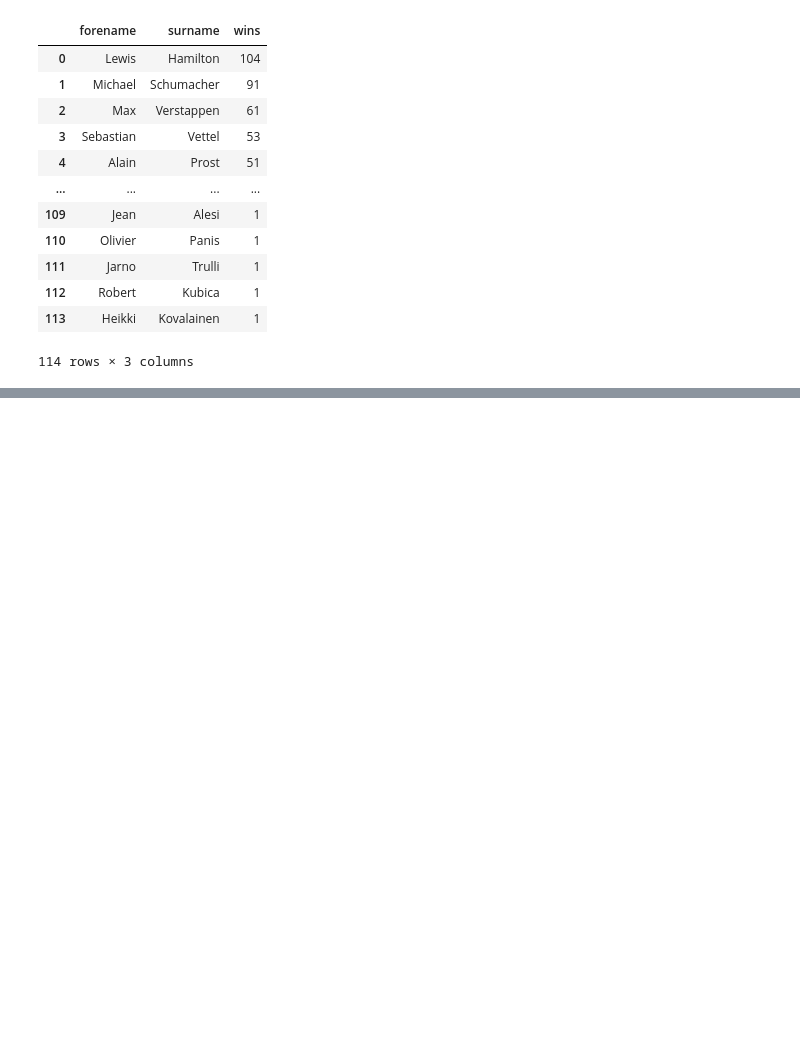
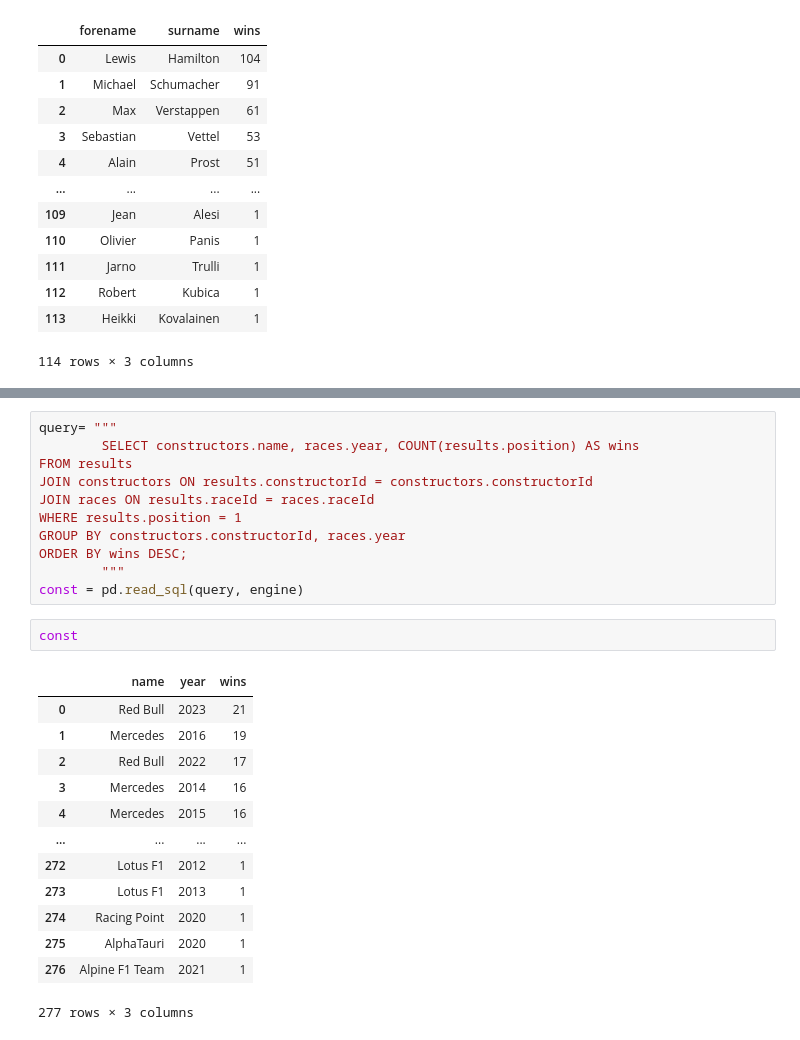
Before and after one commit to sagarverma29/F1-World-Championship-Analysis, a Jupyter notebook: Formula 1 EDA.ipynb, the cells around one changed output, grey strips where cells are left out. Cells and saved outputs as stored; diff of their text form; blank space fills up the shorter version.

```diff
--- a/Formula 1 EDA.ipynb
+++ b/Formula 1 EDA.ipynb
@@ -233,0 +299,27 @@ driver_performance
+# %%
+query= """
+        SELECT constructors.name, races.year, COUNT(results.position) AS wins
+FROM results
+JOIN constructors ON results.constructorId = constructors.constructorId
+JOIN races ON results.raceId = races.raceId
+WHERE results.position = 1
+GROUP BY constructors.constructorId, races.year
+ORDER BY wins DESC;
+        """
+const = pd.read_sql(query, engine)
+# %%
+const
+# %% [output]
+|  | name | year | wins |
+| 0 | Red Bull | 2023 | 21 |
+| 1 | Mercedes | 2016 | 19 |
+| 2 | Red Bull | 2022 | 17 |
+| 3 | Mercedes | 2014 | 16 |
+| 4 | Mercedes | 2015 | 16 |
+| ... | ... | ... | ... |
+| 272 | Lotus F1 | 2012 | 1 |
+| 273 | Lotus F1 | 2013 | 1 |
+| 274 | Racing Point | 2020 | 1 |
+| 275 | AlphaTauri | 2020 | 1 |
+| 276 | Alpine F1 Team | 2021 | 1 |
+277 rows × 3 columns
```
Also changed, not shown: parts of 10 cells of this notebook.
